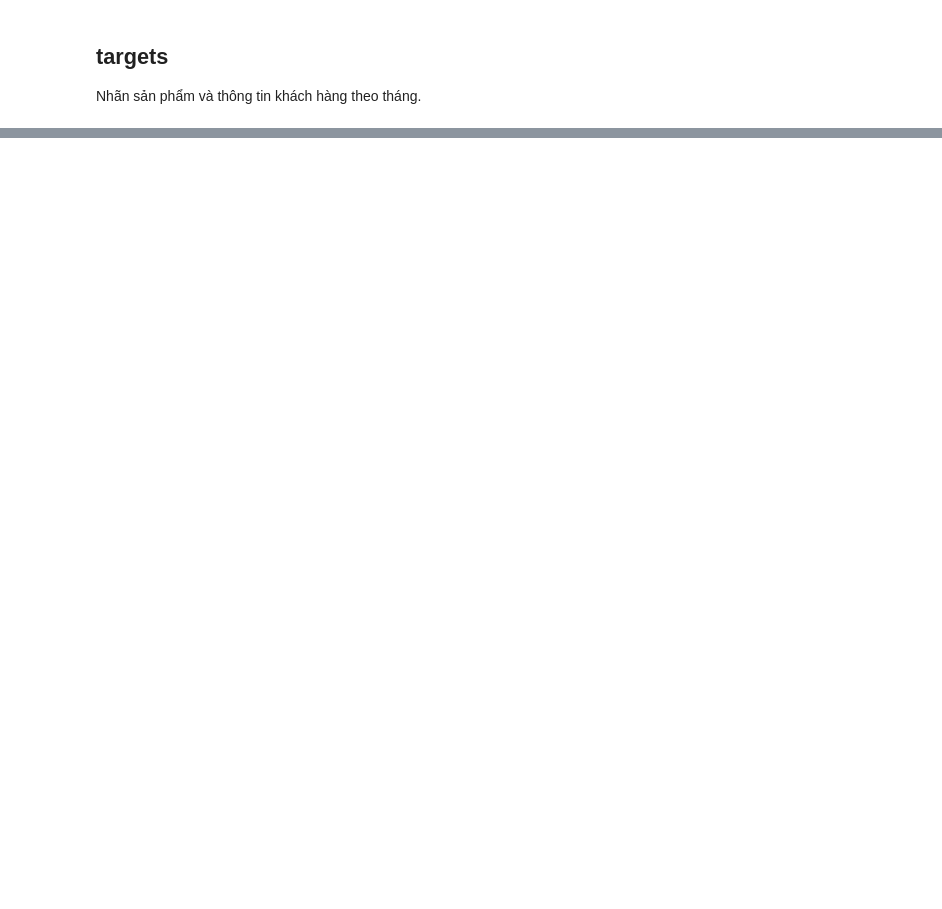
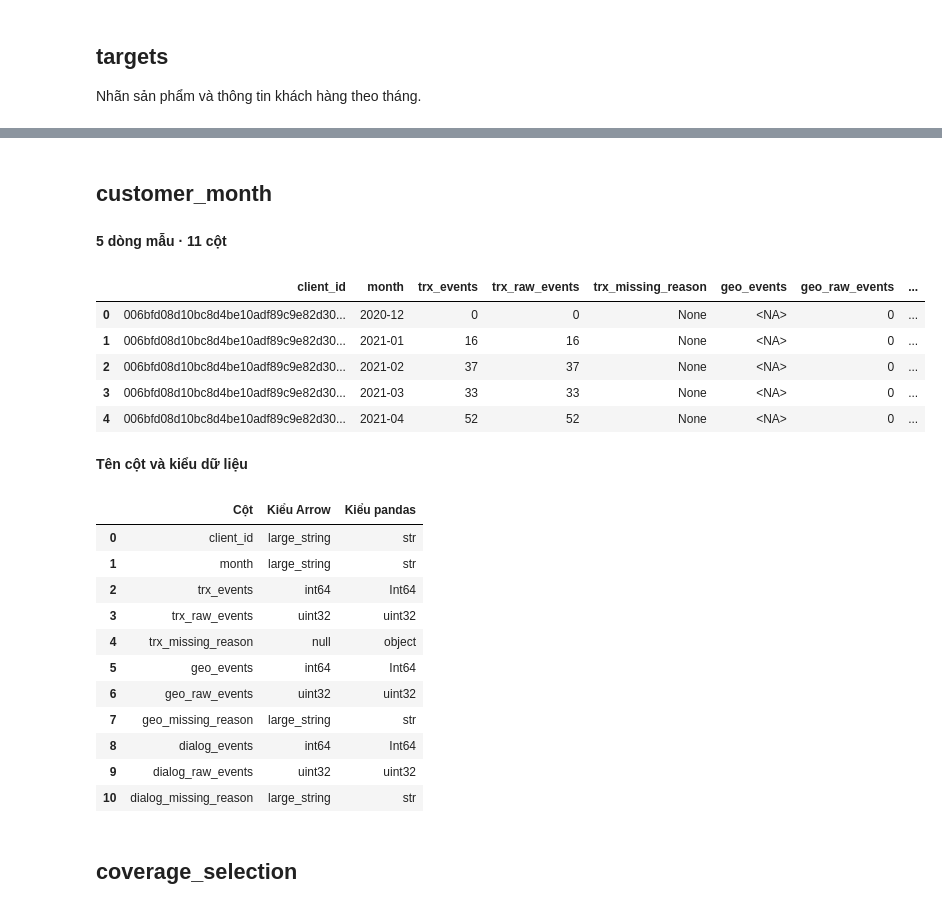
Before and after one commit to AnhQun18/Propensity, a Jupyter notebook: notebooks/01_data_preview.ipynb, the cells around one changed output, grey strips where cells are left out. Drawn from its saved outputs; the diff is of its cells as text; code cells hidden in the pictures; blank space fills up the shorter version.

```diff
--- a/notebooks/01_data_preview.ipynb
+++ b/notebooks/01_data_preview.ipynb
@@ -158,0 +320,27 @@ ptls_trx = preview_table("ptls/trx")
+# %% [markdown]
+## customer_month
+# %%
+customer_month = preview_table("customer_month")
+# %% [output]
+**5 dòng mẫu · 11 cột**
+|  | client_id | month | trx_events | trx_raw_events | trx_missing_reason | geo_events | geo_raw_events | ... |
+| 0 | 006bfd08d10bc8d4be10adf89c9e82d30... | 2020-12 | 0 | 0 | None | <NA> | 0 | ... |
+| 1 | 006bfd08d10bc8d4be10adf89c9e82d30... | 2021-01 | 16 | 16 | None | <NA> | 0 | ... |
+| 2 | 006bfd08d10bc8d4be10adf89c9e82d30... | 2021-02 | 37 | 37 | None | <NA> | 0 | ... |
+| 3 | 006bfd08d10bc8d4be10adf89c9e82d30... | 2021-03 | 33 | 33 | None | <NA> | 0 | ... |
+| 4 | 006bfd08d10bc8d4be10adf89c9e82d30... | 2021-04 | 52 | 52 | None | <NA> | 0 | ... |
+**Tên cột và kiểu dữ liệu**
+|  | Cột | Kiểu Arrow | Kiểu pandas |
+| 0 | client_id | large_string | str |
+| 1 | month | large_string | str |
+| 2 | trx_events | int64 | Int64 |
+| 3 | trx_raw_events | uint32 | uint32 |
+| 4 | trx_missing_reason | null | object |
+| 5 | geo_events | int64 | Int64 |
+| 6 | geo_raw_events | uint32 | uint32 |
+| 7 | geo_missing_reason | large_string | str |
+| 8 | dialog_events | int64 | Int64 |
+| 9 | dialog_raw_events | uint32 | uint32 |
+| 10 | dialog_missing_reason | large_string | str |
+# %% [markdown]
+## coverage_selection
```
Also changed, not shown: parts of 24 cells of this notebook, 3 other files.
